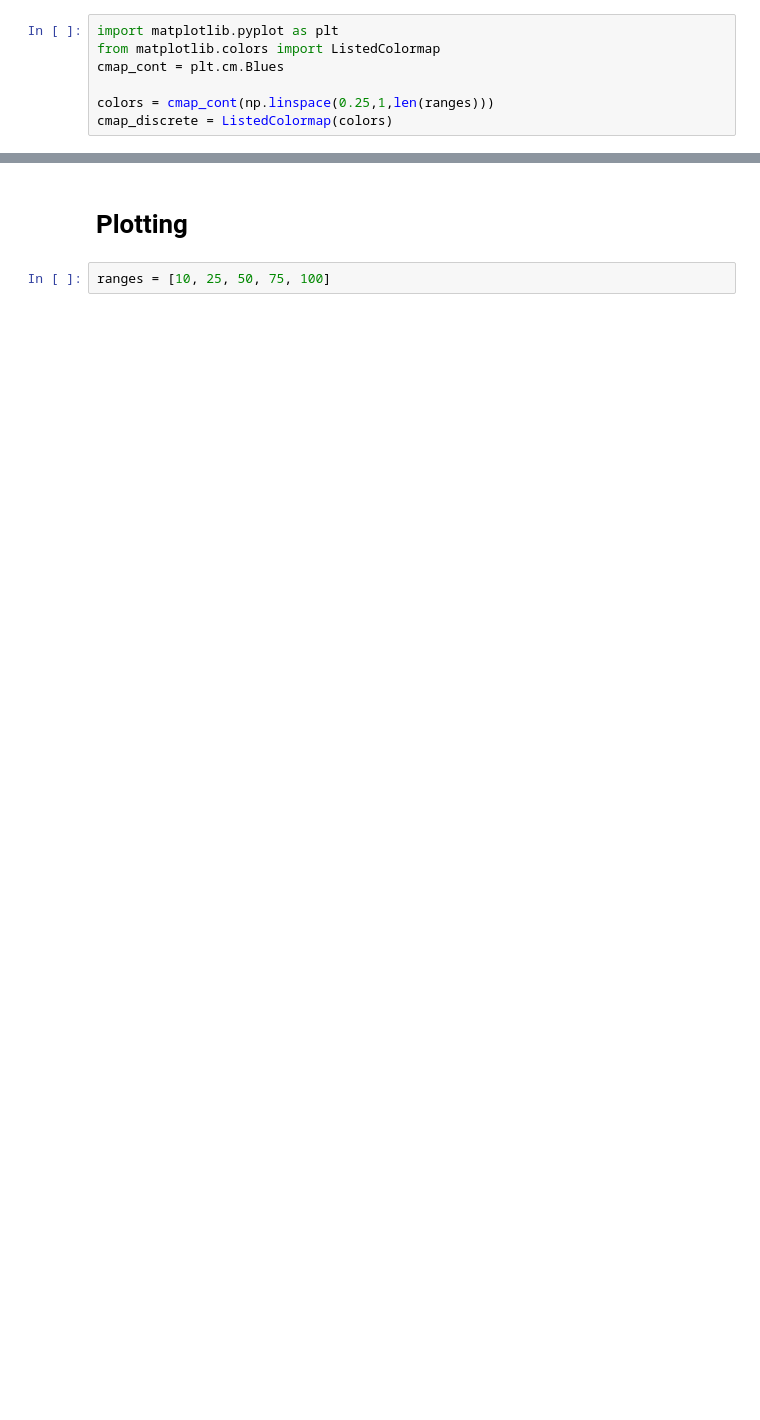
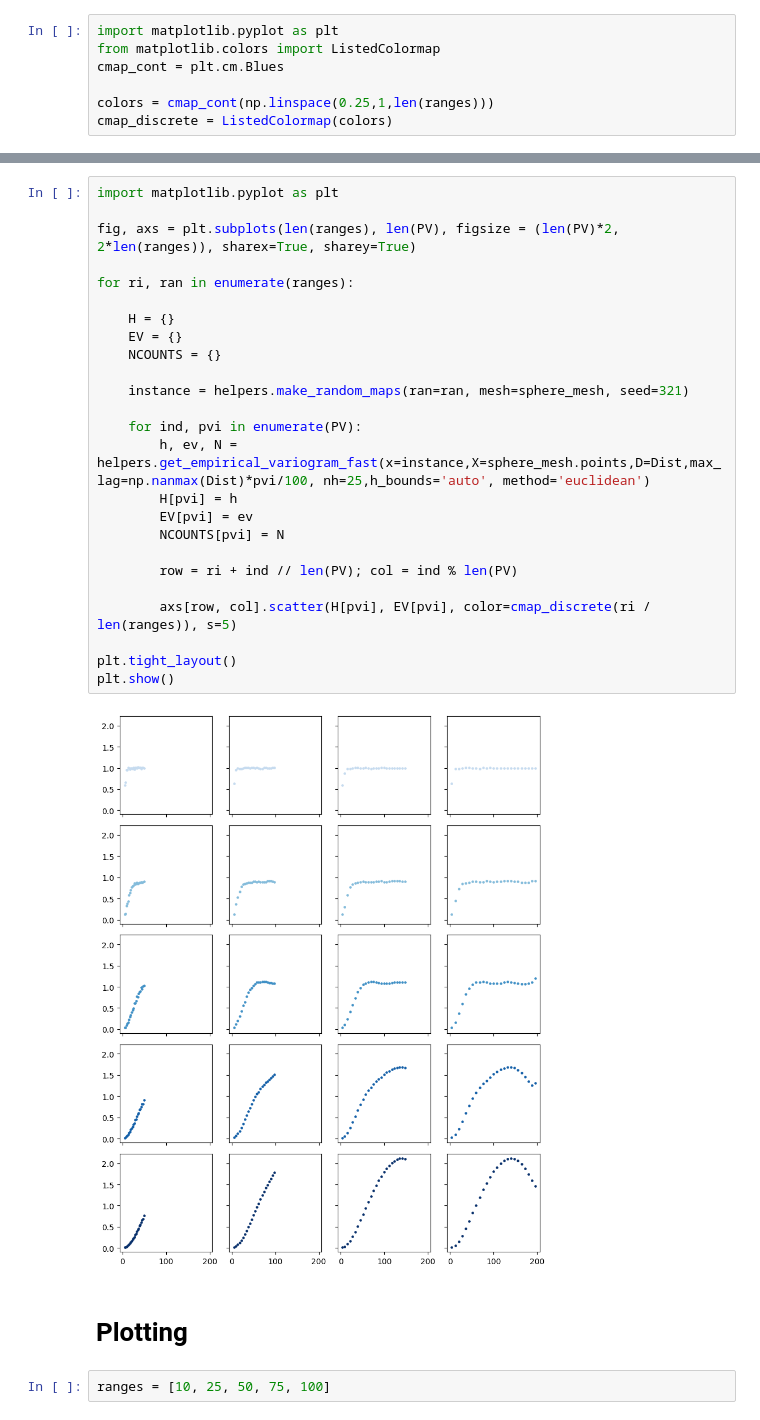
Before and after one commit to yiguzhou/zhou_interpolates, a Jupyter notebook: code/binwidth_simulations.ipynb, the cells around one changed output, grey strips where cells are left out. Drawn from its saved outputs; the diff is of its cells as text; blank space fills up the shorter version.

```diff
--- a/code/binwidth_simulations.ipynb
+++ b/code/binwidth_simulations.ipynb
@@ -101,3 +102,30 @@ plt.tight_layout()
+# %%
+import matplotlib.pyplot as plt
+
+fig, axs = plt.subplots(len(ranges), len(PV), figsize = (len(PV)*2, 2*len(ranges)), sharex=True, sharey=True)
+
+for ri, ran in enumerate(ranges):
+
+    H = {}
+    EV = {}
+    NCOUNTS = {}
+
+    instance = helpers.make_random_maps(ran=ran, mesh=sphere_mesh, seed=321)
+
+    for ind, pvi in enumerate(PV):
+        h, ev, N = helpers.get_empirical_variogram_fast(x=instance,X=sphere_mesh.points,D=Dist,max_lag=np.nanmax(Dist)*pvi/100, nh=25,h_bounds='auto', method='euclidean')
+        H[pvi] = h
+        EV[pvi] = ev
+        NCOUNTS[pvi] = N
+
+        row = ri + ind // len(PV); col = ind % len(PV)
+
+        axs[row, col].scatter(H[pvi], EV[pvi], color=cmap_discrete(ri / len(ranges)), s=5)
+
+plt.tight_layout()
+plt.show()
+# %% [output]
+[figure, added]
 # %% [markdown]
 # Plotting
 # %%
```
Also changed, not shown: parts of 11 cells of this notebook, 3 other files.
